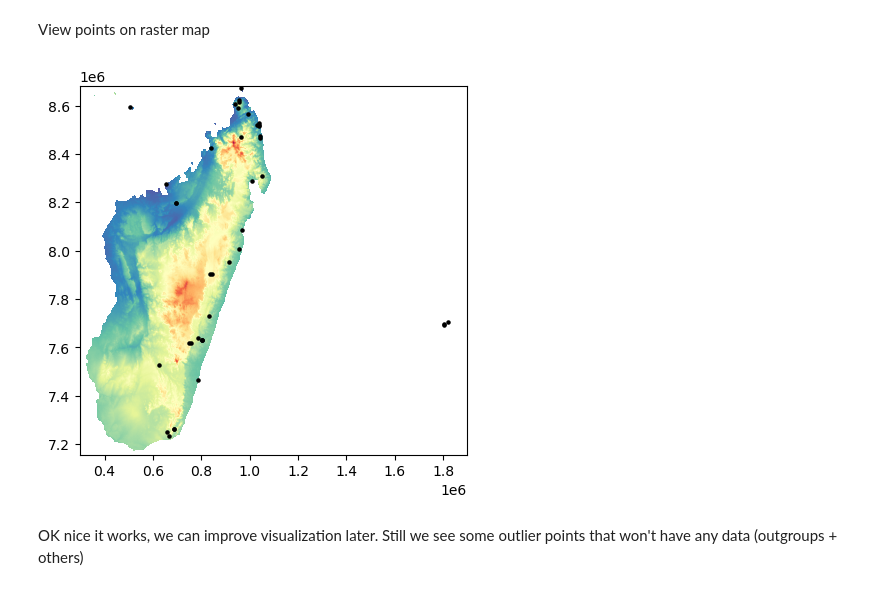
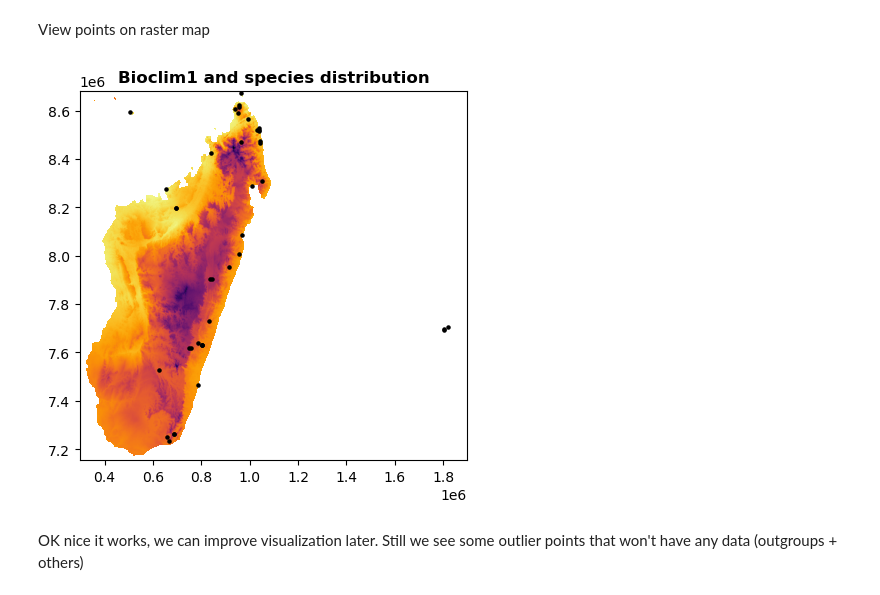
Before and after one commit to tahiri-lab/py_madaclim, a Jupyter notebook: src/data_exploration.ipynb, the cells around one changed output. Cells and saved outputs as stored; diff of their text form; code cells hidden in the pictures.

```diff
--- a/src/data_exploration.ipynb
+++ b/src/data_exploration.ipynb
@@ -94,7 +94,7 @@ df.head()
 | 4 | C.ankaranensis | ANK2 | A808 | NaN | Multiflorae | 1.17 | ... |
 # %%
 # Keep df for all species WITH GPS positions and reorder
-df_gps_all = df
+df_gps_all = df.copy()
 df_gps_all = df_gps_all.dropna(subset=["Latitude", "Longitude"])
 print(f"Number of samples for all specimens WITH GPS : {len(df_gps_all)}")
 df_gps_all = df_gps_all.reset_index().drop(columns=["index"])
@@ -102,7 +102,7 @@ df_gps_all = df_gps_all.reset_index().drop(columns=["index"])
 Number of samples for all specimens WITH GPS : 51
 # %%
 # Clean for missing GBS sequences
-df_gbs_only = df_gps_all.dropna()
+df_gbs_only = df_gps_all.dropna().copy()
 print(f"Number of samples for specimens with BOTH GPS AND genetic data : {len(df_gbs_only)}")
 df_gbs_only = df_gbs_only.reset_index().drop(columns=["index"])
 # %% [output]
@@ -360,7 +372,7 @@ layer37 bio1_Annual Mean Temperature
 # %% [markdown]
 Subset df
 # %%
-df_gbs = df_gbs_only[["Species code", "Genome size (2C. pg)", "Longitude", "Latitude"]]
+df_gbs = df_gbs_only[["Species code", "Genome size (2C. pg)", "Longitude", "Latitude"]].copy()
 print(f"df_gbs (both gps + genetic data) has {len(df_gbs)} specimens")
 df_gbs.head()
 # %% [output]
@@ -392,7 +404,6 @@ points[0:10]
 Create GeoPandas dataframe
 # %%
 # Original coordinates under GPS format aka epsg:4326
-gdf_gbs = "Reset"
 gdf_gbs = gpd.GeoDataFrame(df_gbs, geometry=points, crs=4326)
 gdf_gbs.head()
 # %% [output]
@@ -460,12 +480,16 @@ View points on raster map
 # %%
 # Plotting with matplotlib.pyplot, rasterio.show and GeoPandas.plot modules
 with rasterio.open(CLIMATE_DIR / MADACLIM_CURRENT_TIF) as raster_mada:
 
     fig, ax = plt.subplots()
-    ax = rasterio.plot.show(raster_mada, ax=ax, cmap="Spectral")
+    ax = rasterio.plot.show(raster_mada.read(1, masked=True), transform=raster_mada.transform, cmap="inferno", ax=ax, title="Bioclim1 and species distribution")
+    # cbar = plt.colorbar(im)
+    # cbar.ax.set_ylabel("bio1_Annual Mean Temperature")
+    # plt.title("Bioclim1 and species distribution", weight="bold")
+    # ax.set_aspect("equal")
     gdf_gbs.plot(ax=ax, color="black", markersize=5)
 # %% [output]
-[figure, old version]
+[figure, new version]
 # %% [markdown]
 OK nice it works, we can improve visualization later. Still we see some outlier points that won't have any data (outgroups + others)
 # %% [markdown]
```
Also changed, not shown: parts of 22 cells of this notebook.
